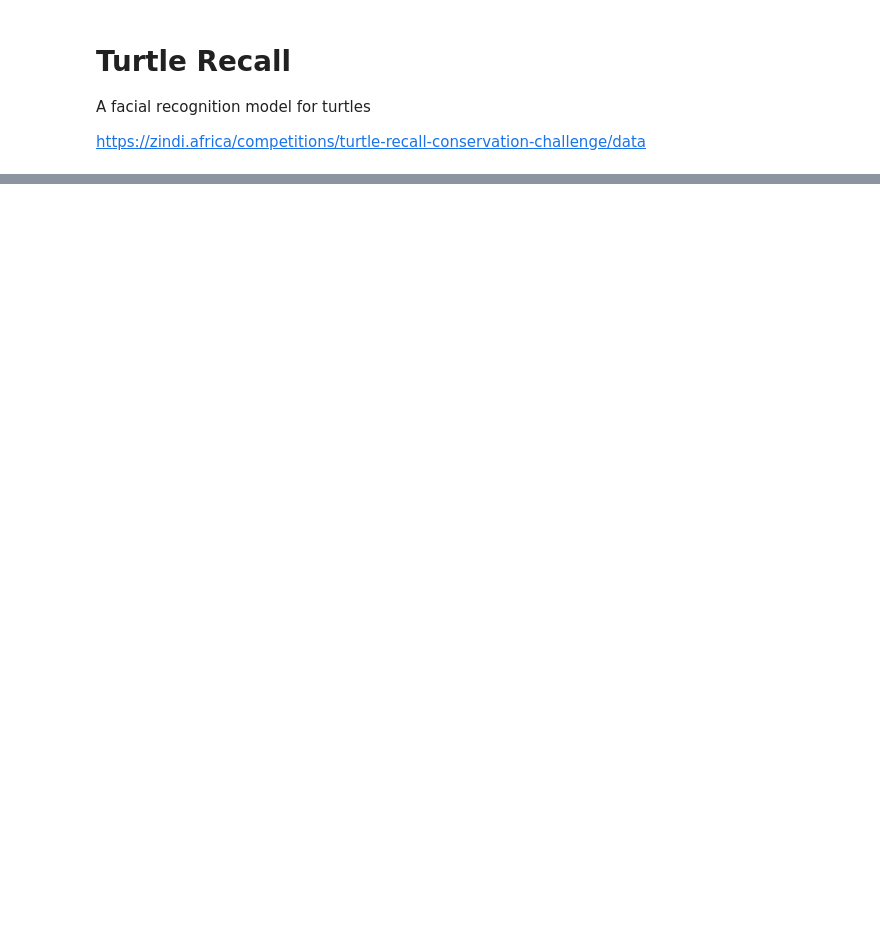
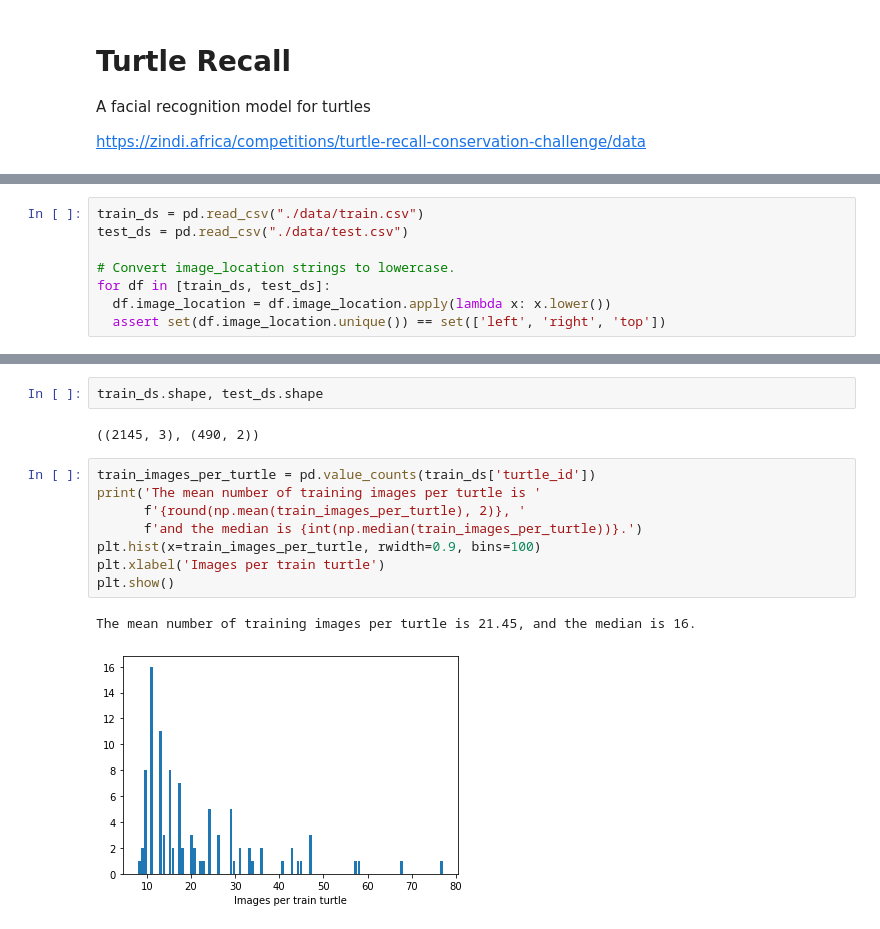
Before and after one commit to dhesenkamp/turtleRecall, a Jupyter notebook: turtleRecall.ipynb, the cells around one changed output, grey strips where cells are left out. Saved outputs shown, nothing was run; the diff lists cells and outputs as text; blank space fills up the shorter version.

```diff
--- a/turtleRecall.ipynb
+++ b/turtleRecall.ipynb
@@ -19,0 +18,8 @@ ds.head()
+# %%
+train_ds = pd.read_csv("./data/train.csv")
+test_ds = pd.read_csv("./data/test.csv")
+
+# Convert image_location strings to lowercase.
+for df in [train_ds, test_ds]:
+  df.image_location = df.image_location.apply(lambda x: x.lower())
+  assert set(df.image_location.unique()) == set(['left', 'right', 'top'])
@@ -19,0 +44,15 @@ ds.head()
+# %%
+train_ds.shape, test_ds.shape
+# %% [output]
+((2145, 3), (490, 2))
+# %%
+train_images_per_turtle = pd.value_counts(train_ds['turtle_id'])
+print('The mean number of training images per turtle is '
+      f'{round(np.mean(train_images_per_turtle), 2)}, '
+      f'and the median is {int(np.median(train_images_per_turtle))}.')
+plt.hist(x=train_images_per_turtle, rwidth=0.9, bins=100)
+plt.xlabel('Images per train turtle')
+plt.show()
+# %% [output]
+The mean number of training images per turtle is 21.45, and the median is 16.
+[figure, added]
```
Also changed, not shown: parts of 24 cells of this notebook.
